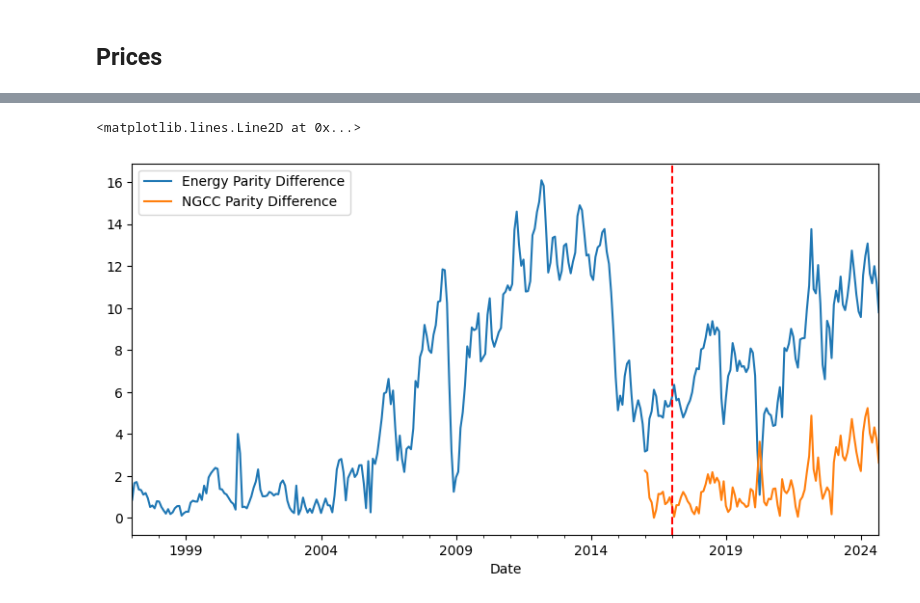
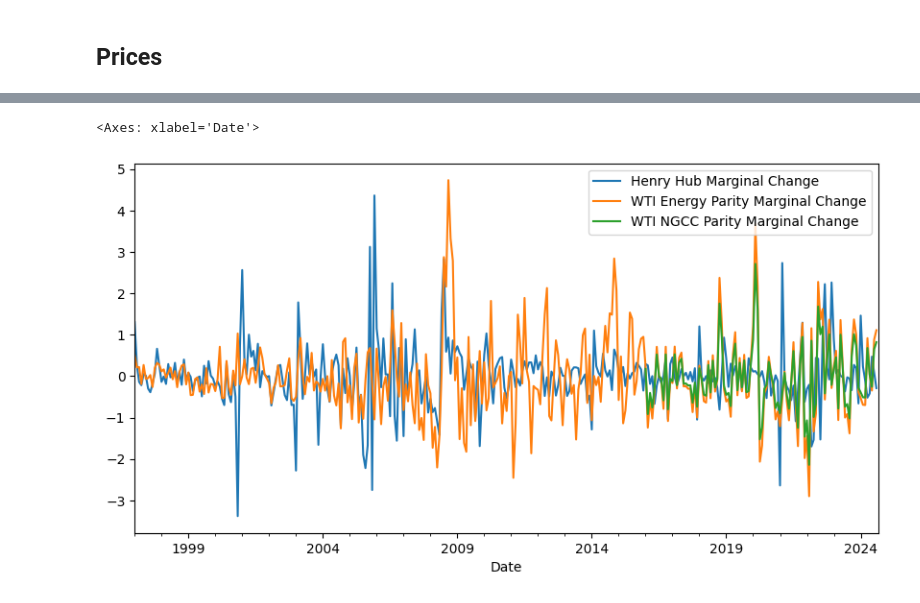
Before and after one commit to kevivuu/ECON323-project, a Jupyter notebook: Final Project.ipynb, the cells around one changed output, grey strips where cells are left out. Drawn from its saved outputs; the diff is of its cells as text; code cells hidden in the pictures.

```diff
--- a/Final Project.ipynb
+++ b/Final Project.ipynb
@@ -97,7 +101,7 @@ wti.tail()
 # %%
 prices = henry_hub.merge(wti, on = "Date", how = "left")
 
-prices.drop('WTI Spot Price', axis = 1, inplace = True)
+prices.drop('WTI Price', axis = 1, inplace = True)
 
 prices
 # %% [output]
@@ -124,5 +127,0 @@ plt.axvline(x='2017-01-01', color='red', linestyle = '--')
-# %%
-prices['Energy Parity Difference'] = abs(prices['WTI Spot Price Energy Parity'] - prices['Henry Hub Spot Price'])
-prices['NGCC Parity Difference'] = abs(prices['WTI Spot Price NGCC Parity'] - prices['Henry Hub Spot Price'])
-
-prices.head()
@@ -135,0 +130,5 @@ prices.head()
+# %%
+prices['Energy Parity Correlation'] = prices['Henry Hub Price'].rolling(window = 3).corr(prices['WTI Energy Parity Price'])
+prices['NGCC Parity Correlation'] = prices['Henry Hub Price'].rolling(window = 3).corr(prices['WTI NGCC Parity Price'])
+
+prices.head()
@@ -135,0 +151,6 @@ prices.head()
+# %%
+prices['Henry Hub Marginal Change'] = prices['Henry Hub Price'].diff()
+prices['WTI Energy Parity Marginal Change'] = prices['WTI Energy Parity Price'].diff()
+prices['WTI NGCC Parity Marginal Change'] = prices['WTI NGCC Parity Price'].diff()
+
+prices.head()
@@ -136,7 +164,7 @@ prices.head()
 # %%
-prices.plot('Date', ['Energy Parity Difference', 'NGCC Parity Difference'],
+prices.plot('Date',
+            ['Henry Hub Marginal Change', 'WTI Energy Parity Marginal Change', 'WTI NGCC Parity Marginal Change'],
              figsize = (10,5))
-plt.axvline(x='2017-01-01', color='red', linestyle = '--')
 # %% [output]
-<matplotlib.lines.Line2D at 0x...>
+<Axes: xlabel='Date'>
-[figure, old version]
+[figure, new version]
```
Also changed, not shown: parts of 14 cells of this notebook.
